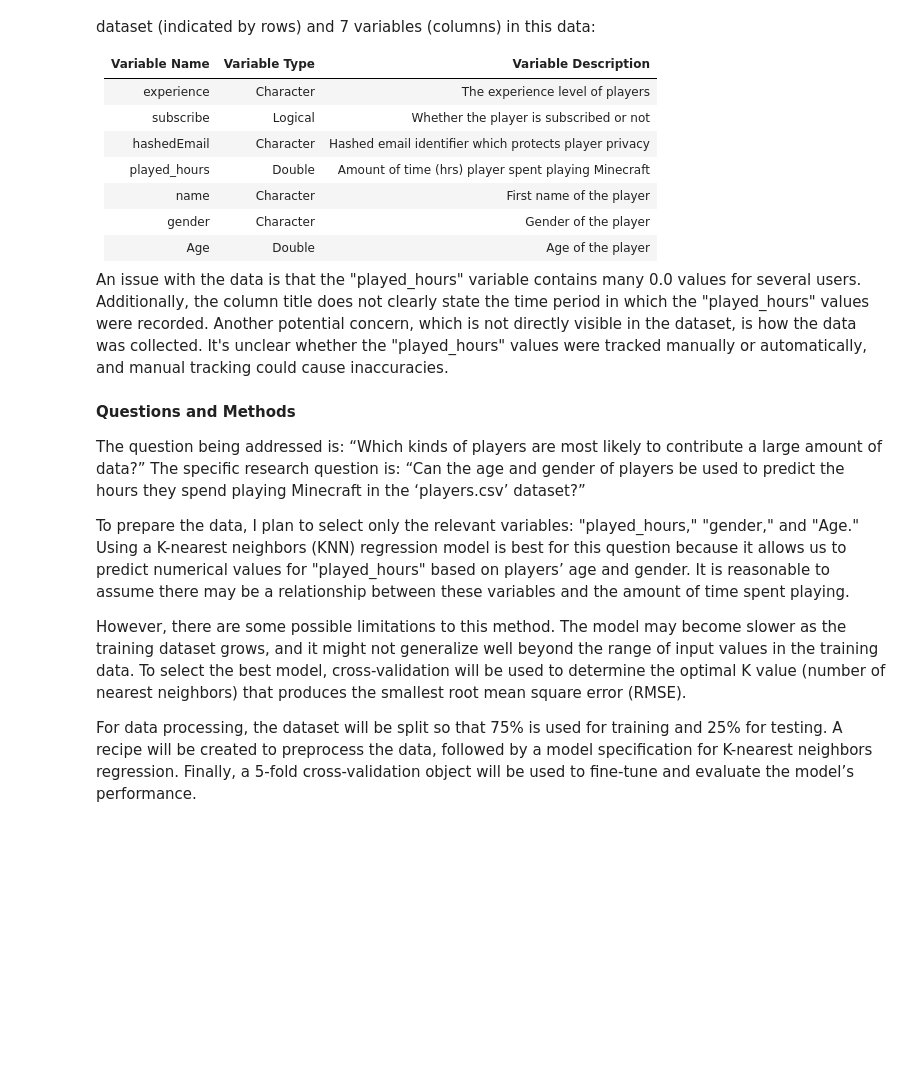
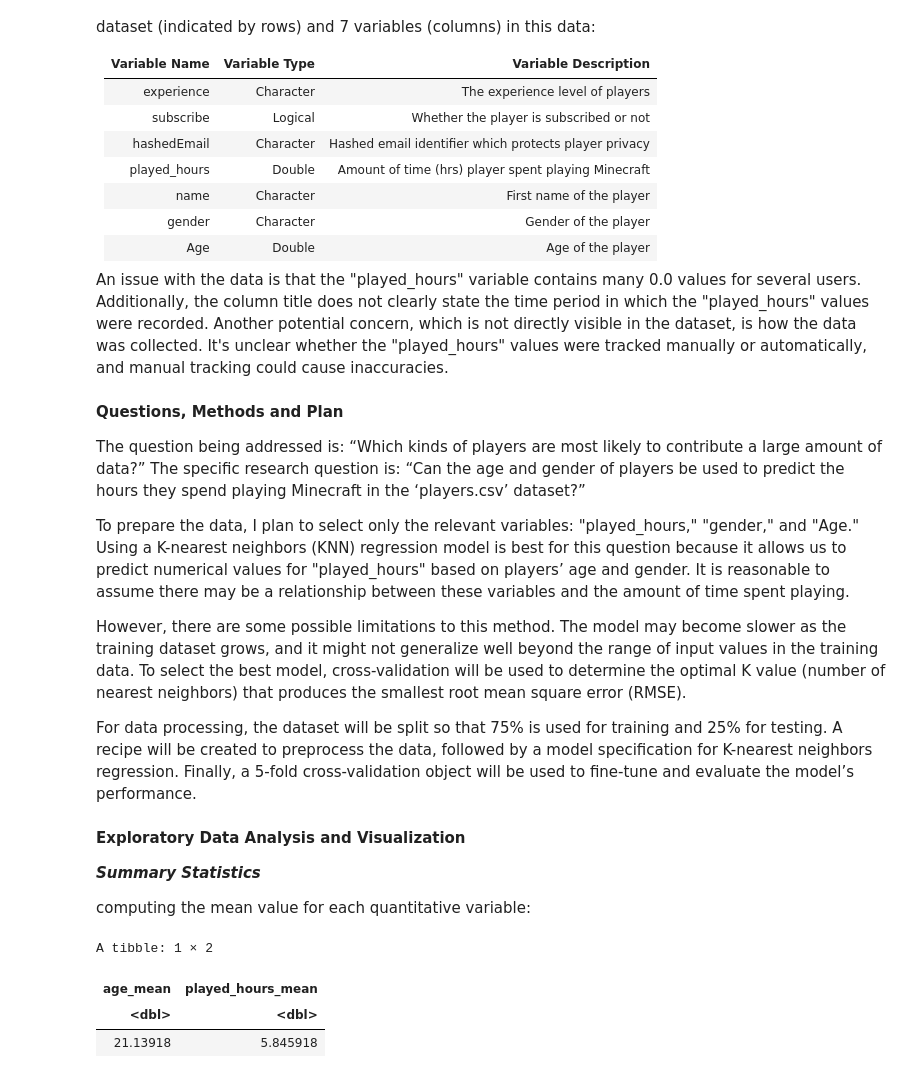
Before and after one commit to natlogan6/Dsci100-individual-, a Jupyter notebook: Individual.ipynb, the cells around one changed output. Drawn from its saved outputs; the diff is of its cells as text; code cells hidden in the pictures; blank space fills up the shorter version.

```diff
--- a/Individual.ipynb
+++ b/Individual.ipynb
@@ -50,7 +32,7 @@ This players dataset contains information regarding minecraft players. There are
 
 An issue with the data is that the "played_hours" variable contains many 0.0 values for several users. Additionally, the column title does not clearly state the time period in which the "played_hours" values were recorded. Another potential concern, which is not directly visible in the dataset, is how the data was collected. It's unclear whether the "played_hours" values were tracked manually or automatically, and manual tracking could cause inaccuracies.
 # %% [markdown]
-**Questions and Methods**
+**Questions, Methods and Plan**
 
 The question being addressed is: “Which kinds of players are most likely to contribute a large amount of data?” The specific research question is: “Can the age and gender of players be used to predict the hours they spend playing Minecraft in the ‘players.csv’ dataset?”
 
@@ -59,3 +41,19 @@ To prepare the data, I plan to select only the relevant variables: "played_hours
 However, there are some possible limitations to this method. The model may become slower as the training dataset grows, and it might not generalize well beyond the range of input values in the training data. To select the best model, cross-validation will be used to determine the optimal K value (number of nearest neighbors) that produces the smallest root mean square error (RMSE).
 
 For data processing, the dataset will be split so that 75% is used for training and 25% for testing. A recipe will be created to preprocess the data, followed by a model specification for K-nearest neighbors regression. Finally, a 5-fold cross-validation object will be used to fine-tune and evaluate the model’s performance.
+# %% [markdown]
+**Exploratory Data Analysis and Visualization**
+
+***Summary Statistics***
+
+computing the mean value for each quantitative variable:
+# %%
+mean_values <- players |>
+summarize(age_mean = mean(Age, na.rm = TRUE),
+          played_hours_mean = mean(played_hours, na.rm = TRUE))
+mean_values
+# %% [output]
+A tibble: 1 × 2
+| age_mean | played_hours_mean |
+| <dbl> | <dbl> |
+| 21.13918 | 5.845918 |
```
Also changed, not shown: parts of 6 cells of this notebook.
